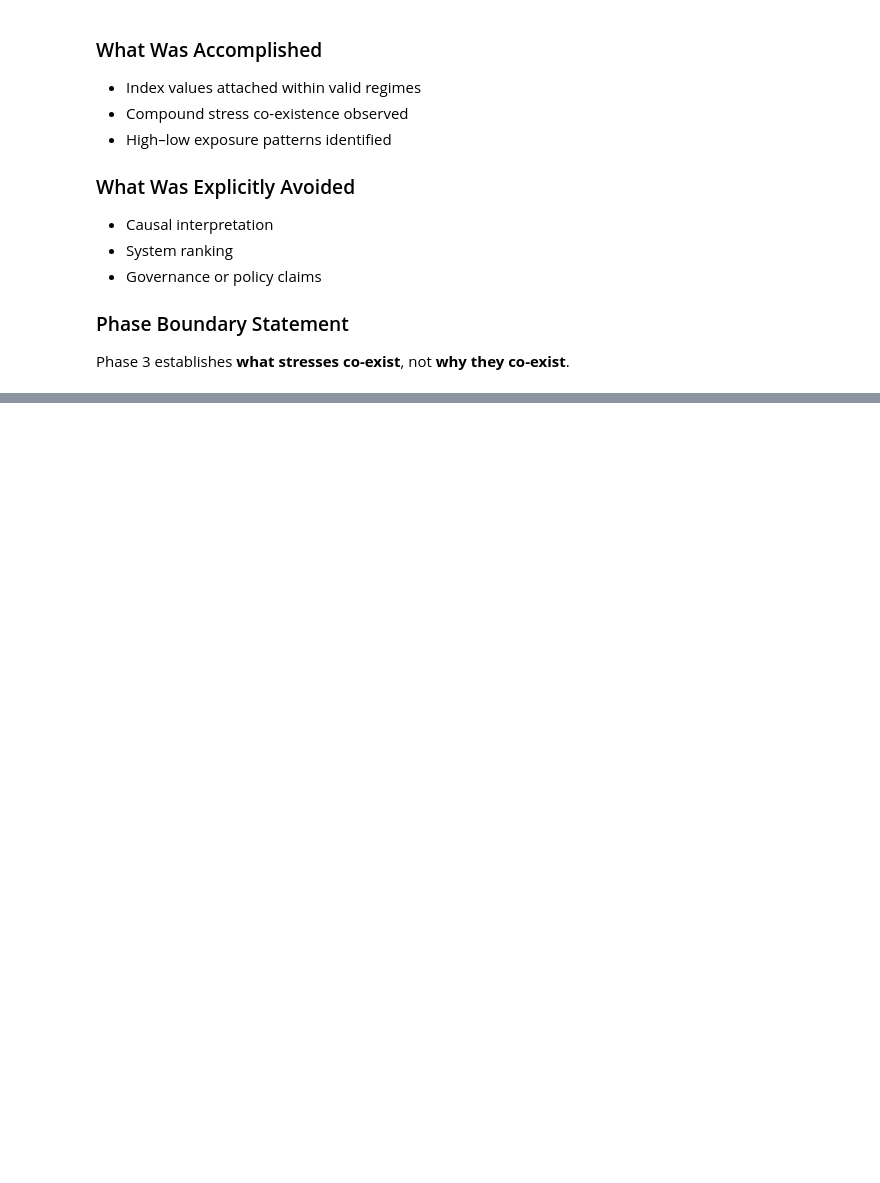
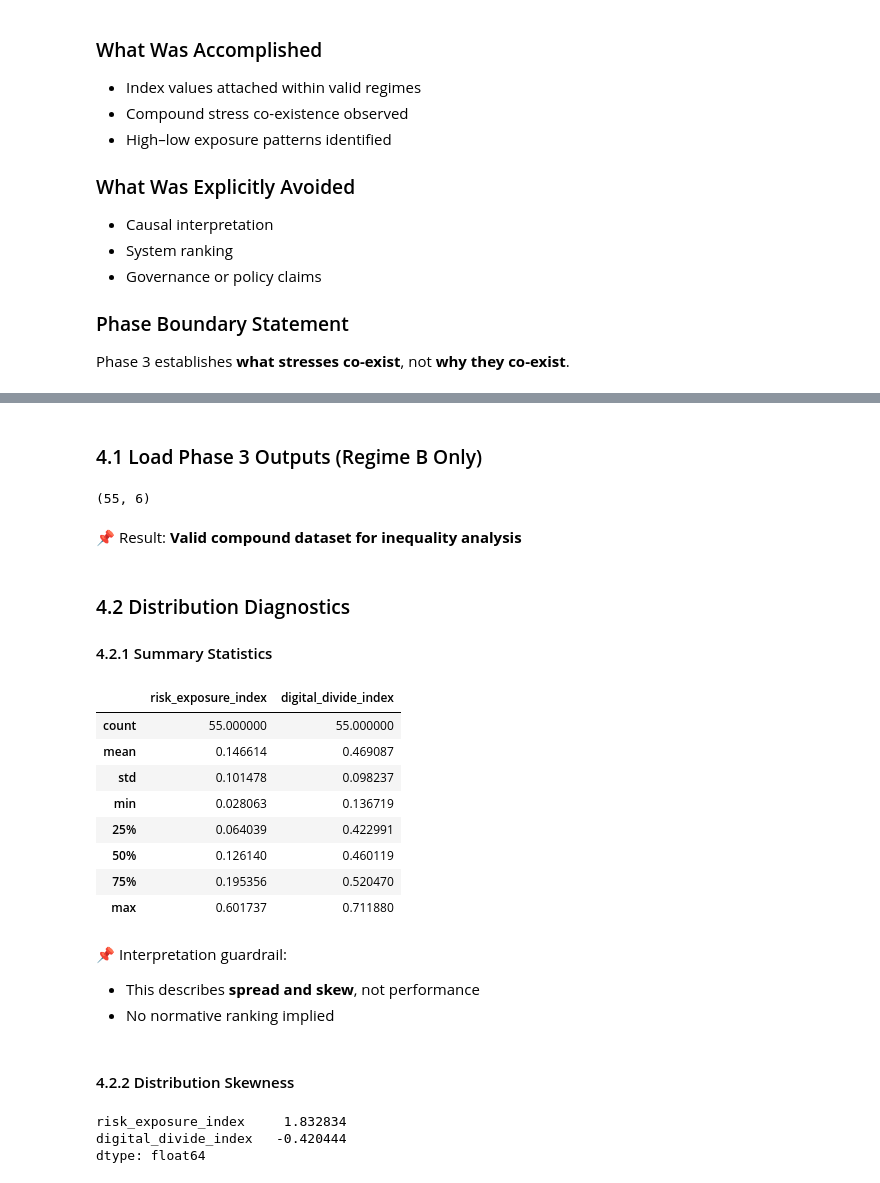
Before and after one commit to Comrade-1729/eda_mlops-portfolio, a Jupyter notebook: notebooks/05_systemic_risk_&_inequality_synthesis.ipynb, the cells around one changed output, grey strips where cells are left out. Drawn from its saved outputs; the diff is of its cells as text; code cells hidden in the pictures; blank space fills up the shorter version.

```diff
--- a/notebooks/05_systemic_risk_&_inequality_synthesis.ipynb
+++ b/notebooks/05_systemic_risk_&_inequality_synthesis.ipynb
@@ -542,0 +580,58 @@ not **why they co-exist**.
+# %% [markdown]
+### 4.1 Load Phase 3 Outputs (Regime B Only)
+# %%
+import pandas as pd
+import numpy as np
+from utils.path_setup import setup_project_path
+PROJECT_ROOT = setup_project_path()
+df_risk = pd.read_csv(
+    PROJECT_ROOT / "datasets/processed/risk/risk_exposure_index.csv"
+)
+df_digital = pd.read_csv(
+    PROJECT_ROOT / "datasets/processed/eco-digital/digital_divide_index.csv"
+)
+# Regime B: Year = 2021
+df_rb = (
+    df_risk[df_risk["year"] == 2021]
+    .merge(
+        df_digital[df_digital["year"] == 2021],
+        on=["country", "year"],
+        how="inner"
+    )
+)
+df_rb = df_rb.dropna(
+    subset=["risk_exposure_index", "digital_divide_index"]
+).reset_index(drop=True)
+df_rb.shape
+# %% [output]
+(55, 6)
+# %% [markdown]
+📌 Result: **Valid compound dataset for inequality analysis**
+# %% [markdown]
+### 4.2 Distribution Diagnostics
+
+#### 4.2.1 Summary Statistics
+# %%
+df_rb[["risk_exposure_index", "digital_divide_index"]].describe()
+# %% [output]
+|  | risk_exposure_index | digital_divide_index |
+| count | 55.000000 | 55.000000 |
+| mean | 0.146614 | 0.469087 |
+| std | 0.101478 | 0.098237 |
+| min | 0.028063 | 0.136719 |
+| 25% | 0.064039 | 0.422991 |
+| 50% | 0.126140 | 0.460119 |
+| 75% | 0.195356 | 0.520470 |
+| max | 0.601737 | 0.711880 |
+# %% [markdown]
+📌 Interpretation guardrail:
+- This describes **spread and skew**, not performance
+- No normative ranking implied
+# %% [markdown]
+#### 4.2.2 Distribution Skewness
+# %%
+df_rb[["risk_exposure_index", "digital_divide_index"]].skew()
+# %% [output]
+risk_exposure_index     1.832834
+digital_divide_index   -0.420444
+dtype: float64
```
Also changed, not shown: parts of 15 cells of this notebook.
